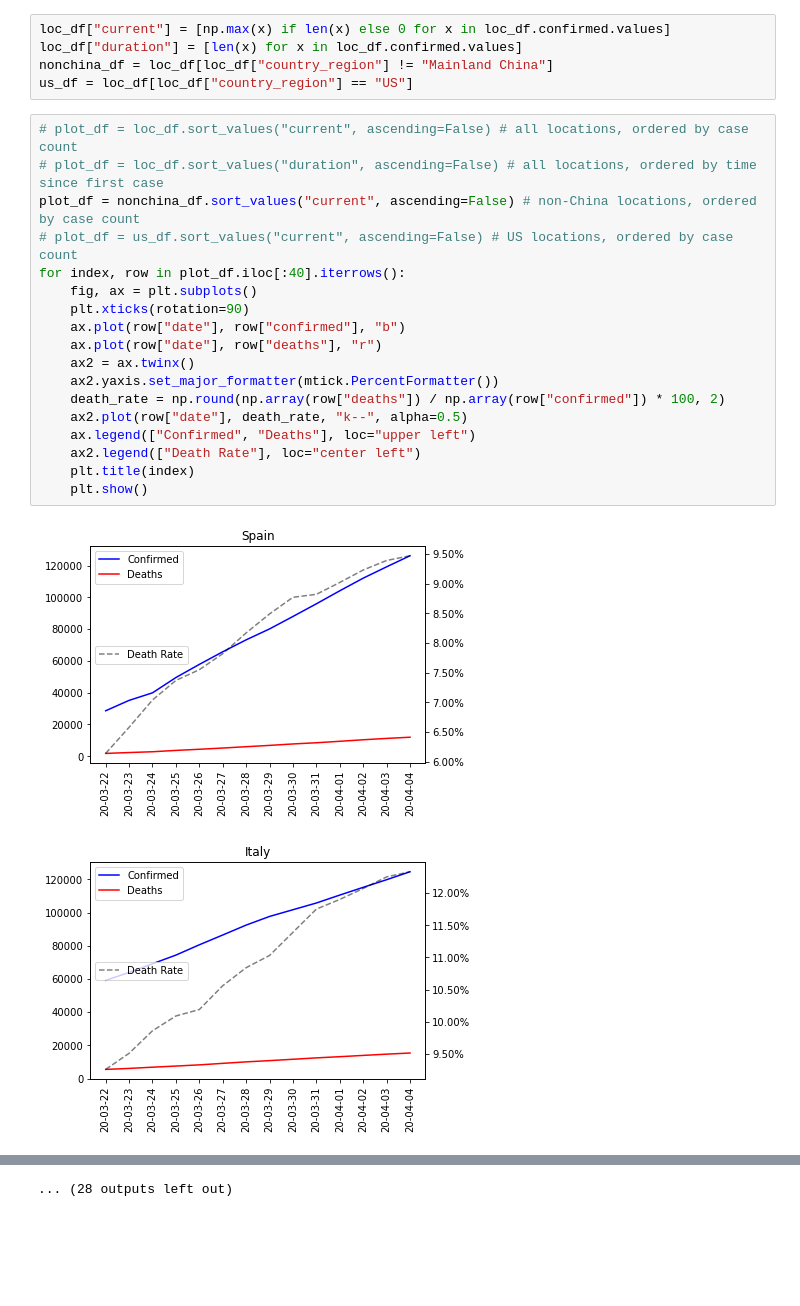
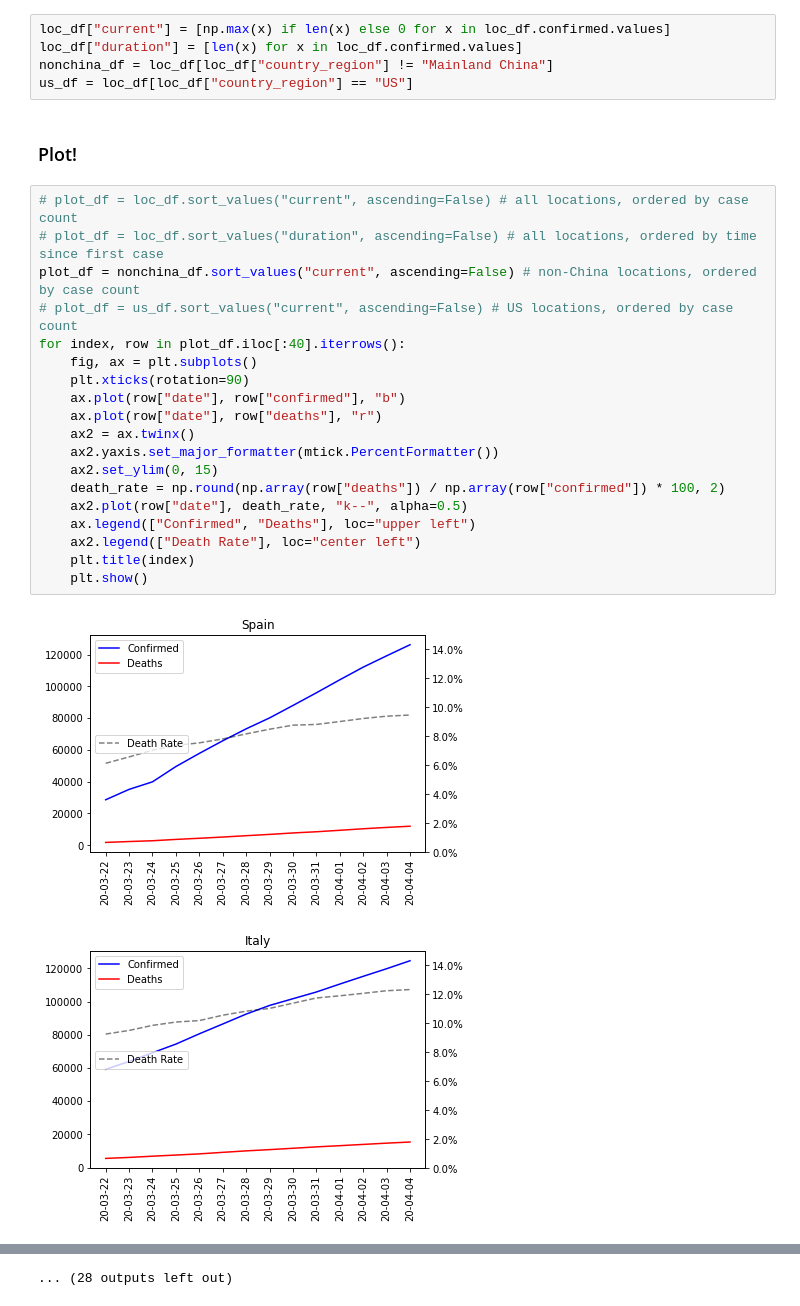
Before and after one commit to jackhall/covid-19, a Jupyter notebook: infection_rate.ipynb, the cells around one changed output, grey strips where cells are left out. Cells and saved outputs as stored; diff of their text form; blank space fills up the shorter version.

```diff
--- a/infection_rate.ipynb
+++ b/infection_rate.ipynb
@@ -72,24 +72,27 @@ loc_df["current"] = [np.max(x) if len(x) else 0 for x in loc_df.confirmed.values
 loc_df["duration"] = [len(x) for x in loc_df.confirmed.values]
 nonchina_df = loc_df[loc_df["country_region"] != "Mainland China"]
 us_df = loc_df[loc_df["country_region"] == "US"]
+# %% [markdown]
+### Plot!
 # %%
 # plot_df = loc_df.sort_values("current", ascending=False) # all locations, ordered by case count
 # plot_df = loc_df.sort_values("duration", ascending=False) # all locations, ordered by time since first case
 plot_df = nonchina_df.sort_values("current", ascending=False) # non-China locations, ordered by case count
 # plot_df = us_df.sort_values("current", ascending=False) # US locations, ordered by case count
 for index, row in plot_df.iloc[:40].iterrows():
     fig, ax = plt.subplots()
     plt.xticks(rotation=90)
     ax.plot(row["date"], row["confirmed"], "b")
     ax.plot(row["date"], row["deaths"], "r")
     ax2 = ax.twinx()
     ax2.yaxis.set_major_formatter(mtick.PercentFormatter())
+    ax2.set_ylim(0, 15)
     death_rate = np.round(np.array(row["deaths"]) / np.array(row["confirmed"]) * 100, 2)
     ax2.plot(row["date"], death_rate, "k--", alpha=0.5)
     ax.legend(["Confirmed", "Deaths"], loc="upper left")
     ax2.legend(["Death Rate"], loc="center left")
     plt.title(index)
     plt.show()
 # %% [output]
-[figure, old version]
+[figure, new version]
-[figure, old version]
+[figure, new version]
```
Also changed, not shown: parts of 1 cell of this notebook, 3 other files.
